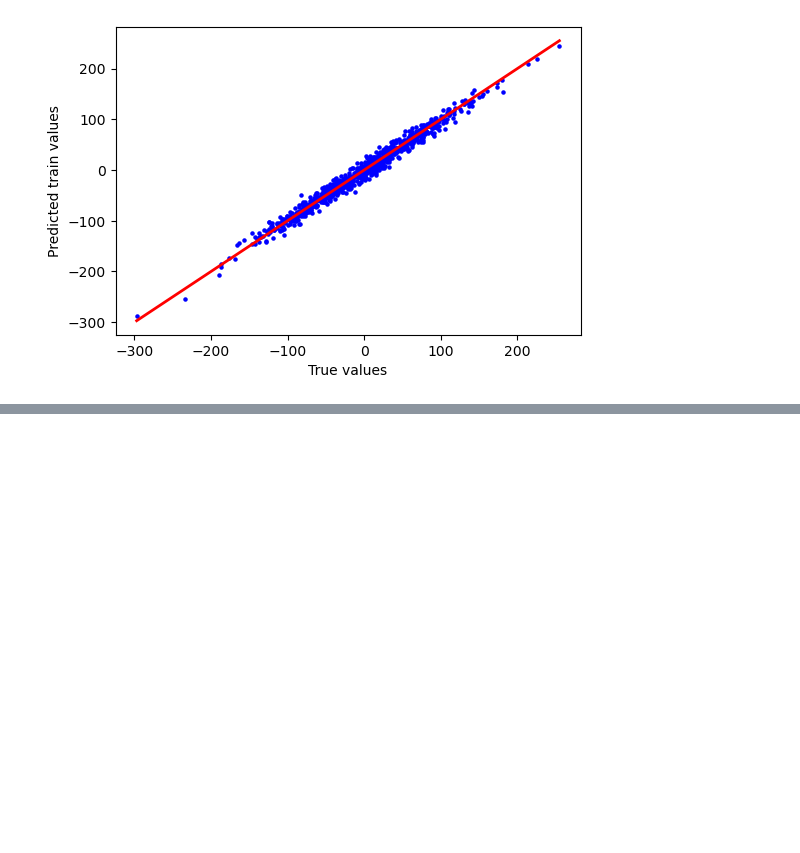
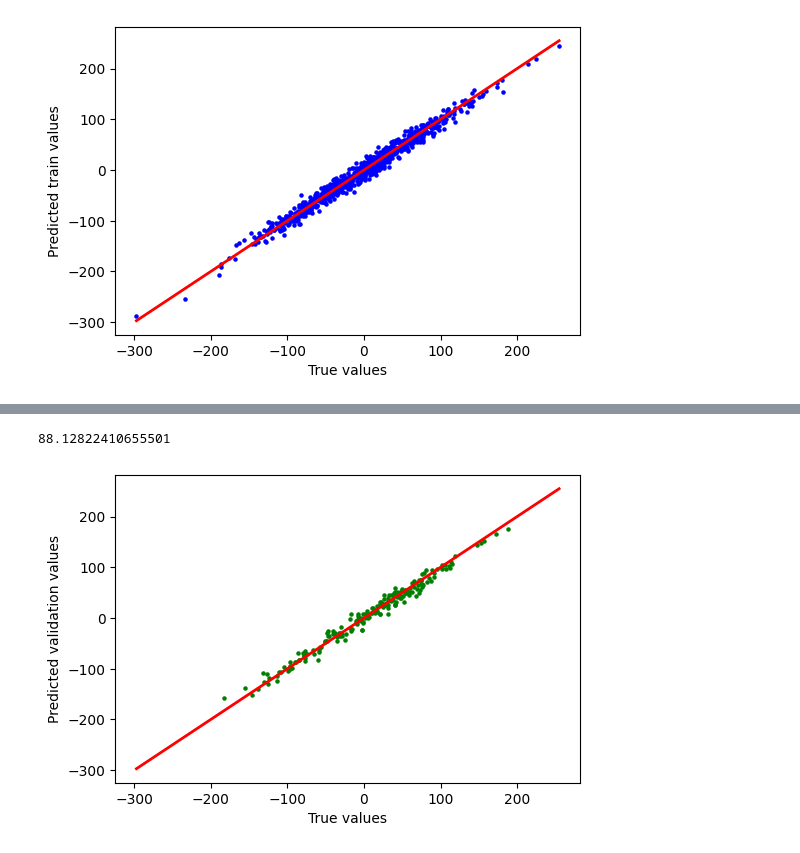
Before and after one commit to mahdi-eth/Linear-Regression-from-Scratch, a Jupyter notebook: test_model.ipynb, the cells around one changed output, grey strips where cells are left out. Saved outputs shown, nothing was run; the diff lists cells and outputs as text; code cells hidden in the pictures; blank space fills up the shorter version.

```diff
--- a/test_model.ipynb
+++ b/test_model.ipynb
@@ -53,0 +78,14 @@ plt.show()
+# %%
+y_pred_val = model.predict(X_val)
+
+print(mse(y_pred_val, y_val))
+
+fig = plt.figure(figsize=(6,4))
+plt.scatter(y_val, y_pred_val, color="green", s=5)
+plt.plot([min(y), max(y)], [min(y), max(y)], color="red", linewidth=2)
+plt.xlabel("True values")
+plt.ylabel("Predicted validation values")
+plt.show()
+# %% [output]
+88.12822410655501
+[figure, added]
```
Also changed, not shown: parts of 6 cells of this notebook, 1 other file.
